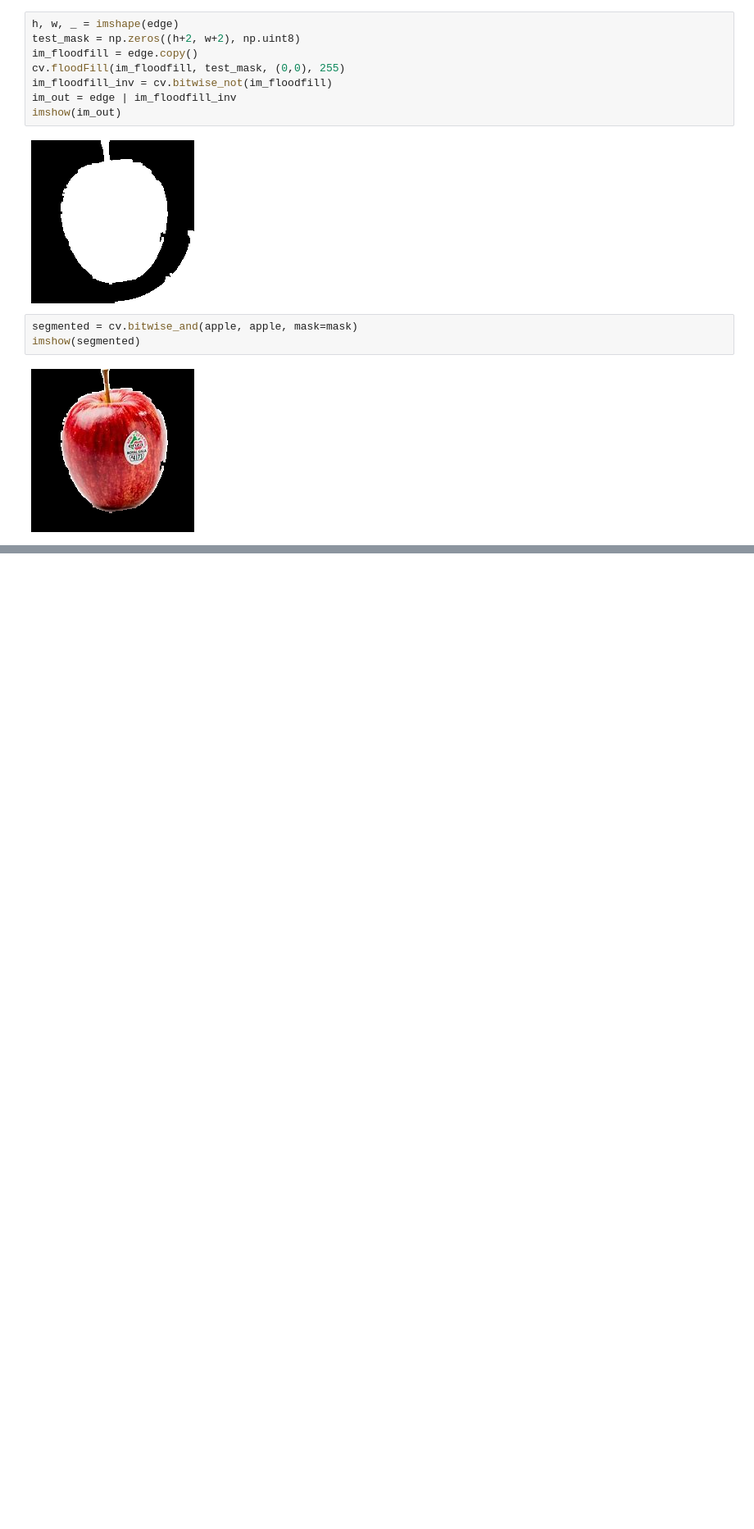
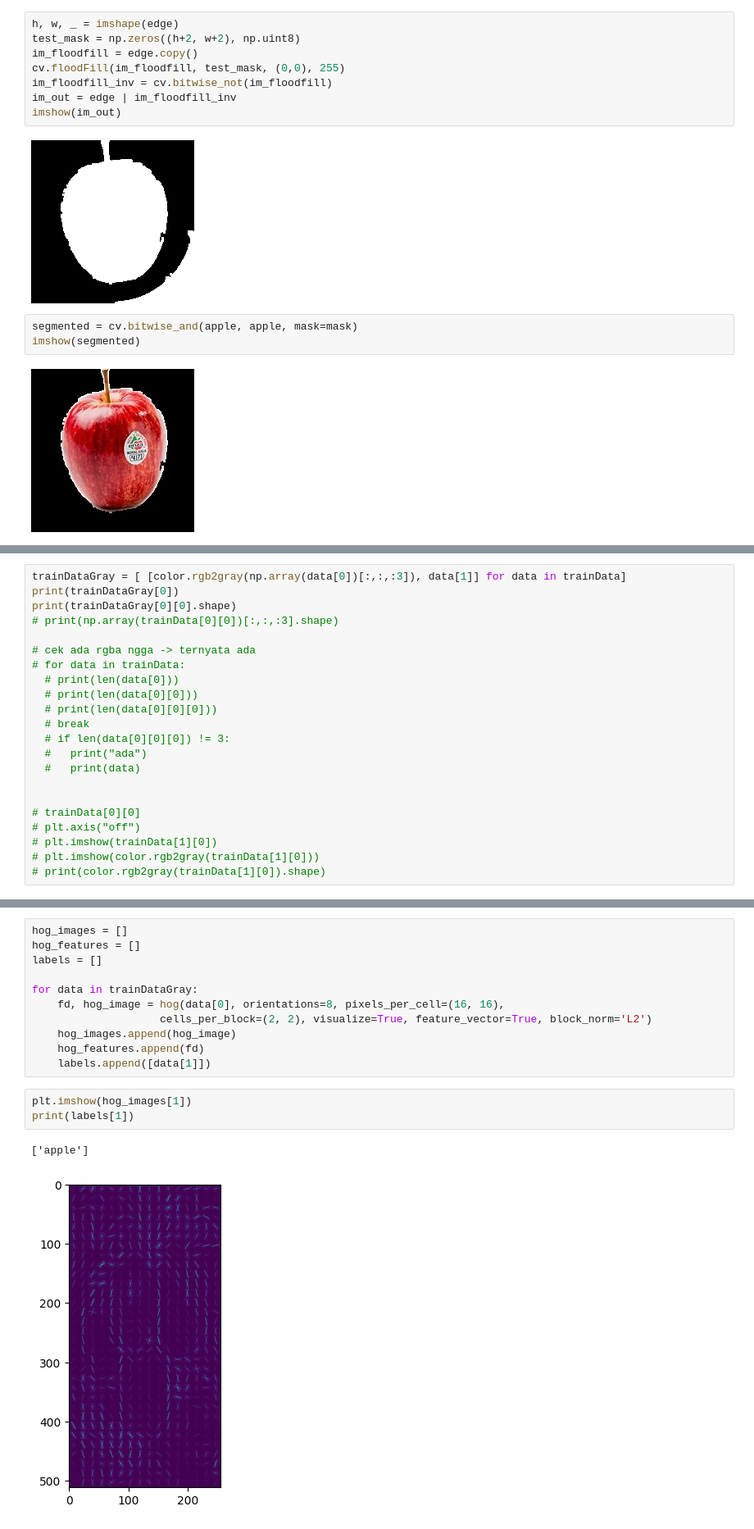
Before and after one commit to naufalsuryasumirat/if4073-tugas4-13519029-13519135-13519141, a Jupyter notebook: src/fruits_classification.ipynb, the cells around one changed output, grey strips where cells are left out. Shown at 82% size. Cells and saved outputs as stored; diff of their text form; blank space fills up the shorter version.

```diff
--- a/src/fruits_classification.ipynb
+++ b/src/fruits_classification.ipynb
@@ -61,0 +115,22 @@ imshow(segmented)
+# %%
+trainDataGray = [ [color.rgb2gray(np.array(data[0])[:,:,:3]), data[1]] for data in trainData]
+print(trainDataGray[0])
+print(trainDataGray[0][0].shape)
+# print(np.array(trainData[0][0])[:,:,:3].shape)
+
+# cek ada rgba ngga -> ternyata ada
+# for data in trainData:
+  # print(len(data[0]))
+  # print(len(data[0][0]))
+  # print(len(data[0][0][0]))
+  # break
+  # if len(data[0][0][0]) != 3:
+  #   print("ada")
+  #   print(data)
+
+
+# trainData[0][0]
+# plt.axis("off")
+# plt.imshow(trainData[1][0])
+# plt.imshow(color.rgb2gray(trainData[1][0]))
+# print(color.rgb2gray(trainData[1][0]).shape)
@@ -61,0 +152,17 @@ imshow(segmented)
+# %%
+hog_images = []
+hog_features = []
+labels = []
+
+for data in trainDataGray:
+	fd, hog_image = hog(data[0], orientations=8, pixels_per_cell=(16, 16),
+                	cells_per_block=(2, 2), visualize=True, feature_vector=True, block_norm='L2')
+	hog_images.append(hog_image)
+	hog_features.append(fd)
+	labels.append([data[1]])
+# %%
+plt.imshow(hog_images[1])
+print(labels[1])
+# %% [output]
+['apple']
+[figure, added]
```
Also changed, not shown: parts of 8 cells of this notebook, 7 other files.
